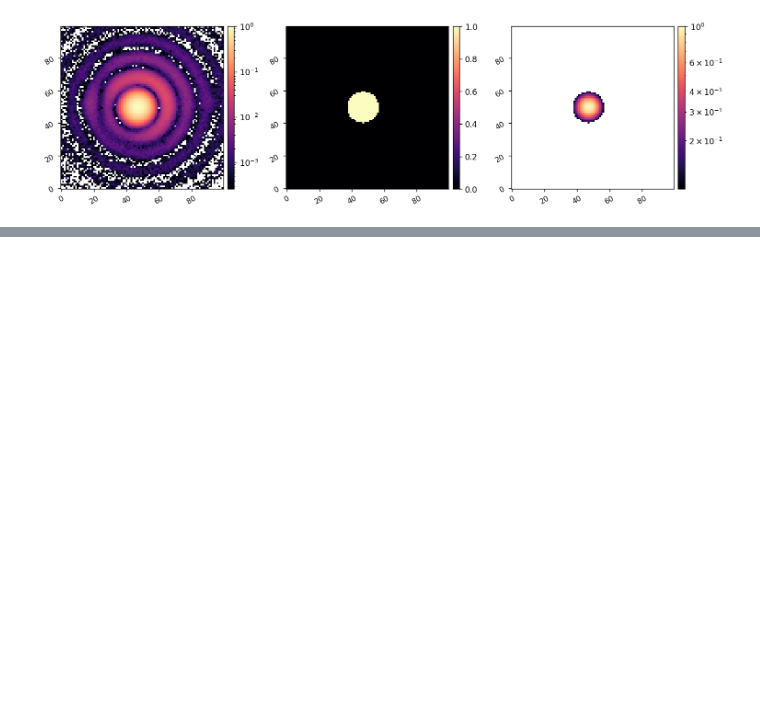
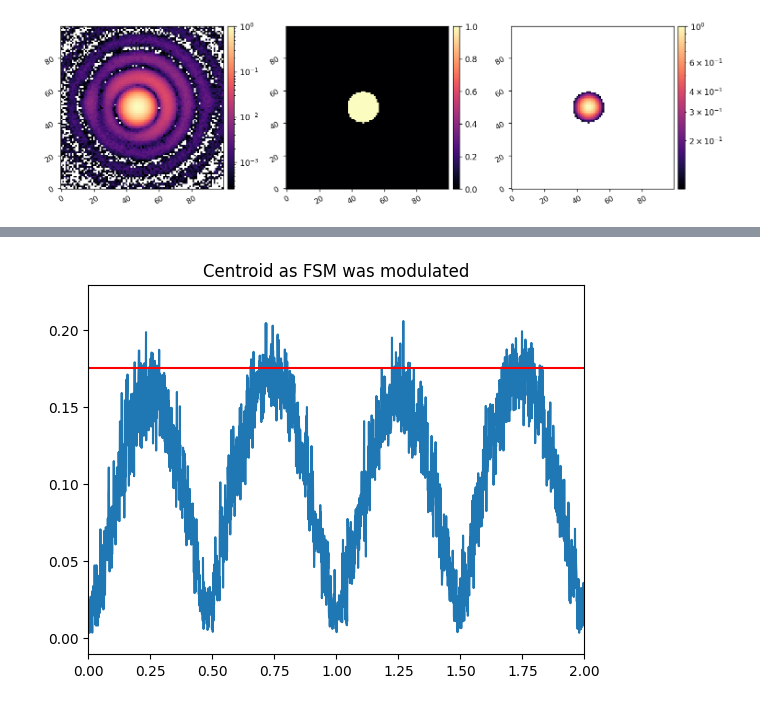
Before and after one commit to nick-lambert/fsm-exps, a Jupyter notebook: record_resolution.ipynb, the cells around one changed output, grey strips where cells are left out. Drawn from its saved outputs; the diff is of its cells as text; code cells hidden in the pictures; blank space fills up the shorter version.

```diff
--- a/record_resolution.ipynb
+++ b/record_resolution.ipynb
@@ -151,0 +159,13 @@ plt.show()
+# %%
+res_req = 0.351
+# %%
+shift_as = shift_pix * pxscl_lamD * as_per_lamD # pixels * (lamD/pixel) * (as/lamD)
+shift_as = np.sqrt(np.sum(np.square(shift_as), axis=1))
+
+plt.plot(times, shift_as)
+plt.axhline(y=res_req/2, color='r', linestyle='-')
+plt.xlim([0, 2])
+plt.title('Centroid as FSM was modulated')
+plt.show()
+# %% [output]
+[figure, added]
```
Also changed, not shown: parts of 3 cells of this notebook, 1 other file.
